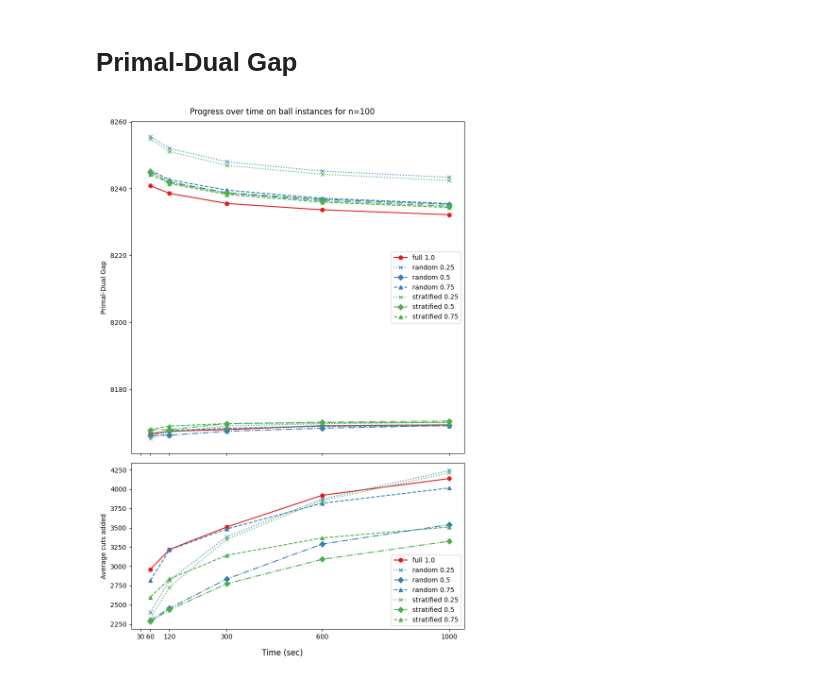
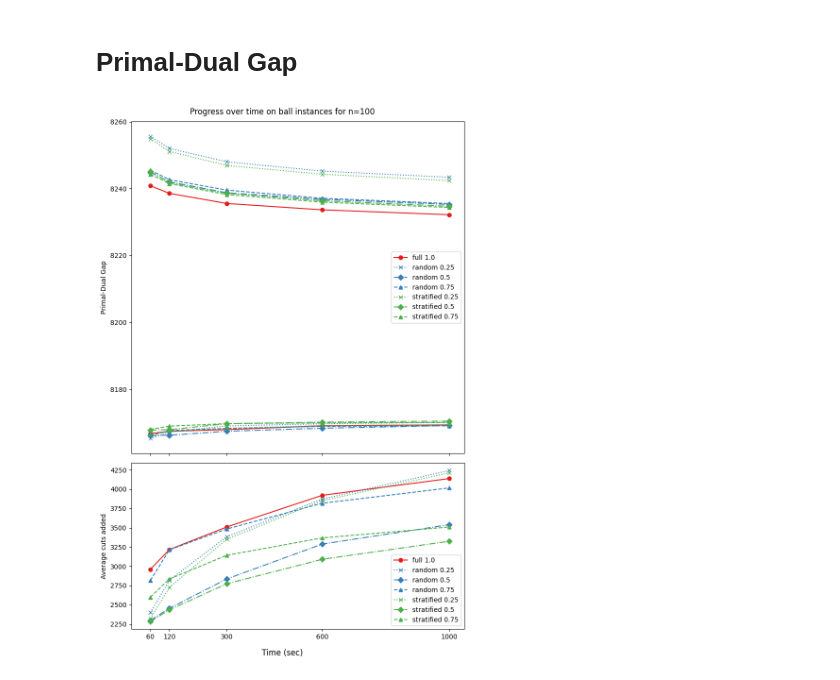
Before and after one commit to sandyspiers/coordinate_partitioning, a Jupyter notebook: results/circle.ipynb, the cells around one changed output. Saved outputs shown, nothing was run; the diff lists cells and outputs as text; code cells hidden in the pictures.

```diff
--- a/results/circle.ipynb
+++ b/results/circle.ipynb
@@ -211,26 +211,26 @@ plt.show()
 # %%
 _df = df[(df["solver"]=="coordpar") & (df["n"] == 100) & (df["time_limit"] > 30)]
 fig,axes = plt.subplots(2,figsize=(8,12),sharex=True,gridspec_kw={'height_ratios': [2, 1]})
 for st in _df["strategy"].unique():
     for r in _df[_df["strategy"]==st]["ratio"].unique():
         G = _df[(_df["strategy"]==st) & (_df["ratio"]==r)].groupby(by=["time_limit"])["bound"].mean()
         axes[0].plot(G,color=CM[st],ls=LS[r],marker=MS[r],label=f"{st} {r}")
         G = _df[(_df["strategy"]==st) & (_df["ratio"]==r)].groupby(by=["time_limit"])["objval"].mean()
         axes[0].plot(G,color=CM[st],ls=LS[r],marker=MS[r])#,label=f"{st} {r}")
         G = _df[(_df["strategy"]==st) & (_df["ratio"]==r)].groupby(by=["time_limit"])["cuts"].mean()
         axes[1].plot(G,color=CM[st],ls=LS[r],marker=MS[r],label=f"{st} {r}")
 axes[0].set_xlim(left=0)
 # axes[0].set_ylim(bottom=0)
-axes[0].set_xticks([30,60,120,300,600,1000])
+axes[0].set_xticks([60,120,300,600,1000])
 axes[0].set_ylabel("Primal-Dual Gap")
 axes[1].set_ylabel("Average cuts added")
 axes[0].legend()
 axes[1].legend()
 fig.supxlabel("Time (sec)")
 fig.suptitle("Progress over time on ball instances for n=100")
 plt.tight_layout()
 if savefig:
     plt.savefig(f"{fig_dir}/pd_ball.pdf")
 plt.show()
 # %% [output]
-[figure, old version]
+[figure, new version]
```
Also changed, not shown: 1 other file.
